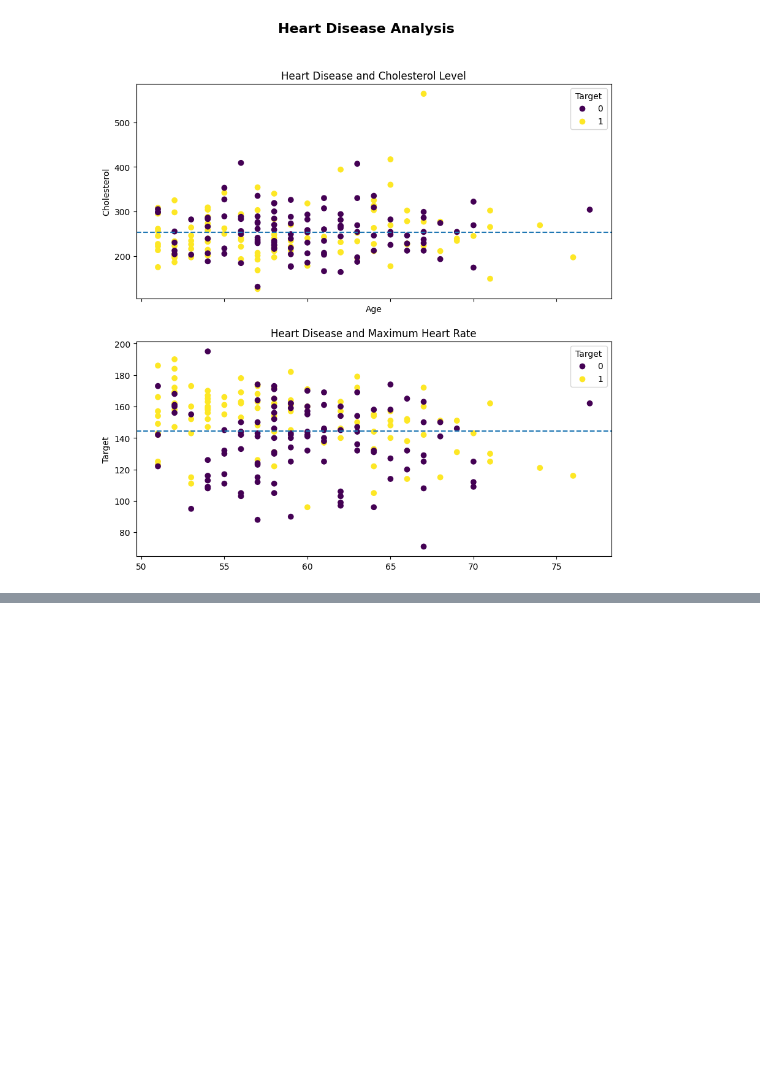
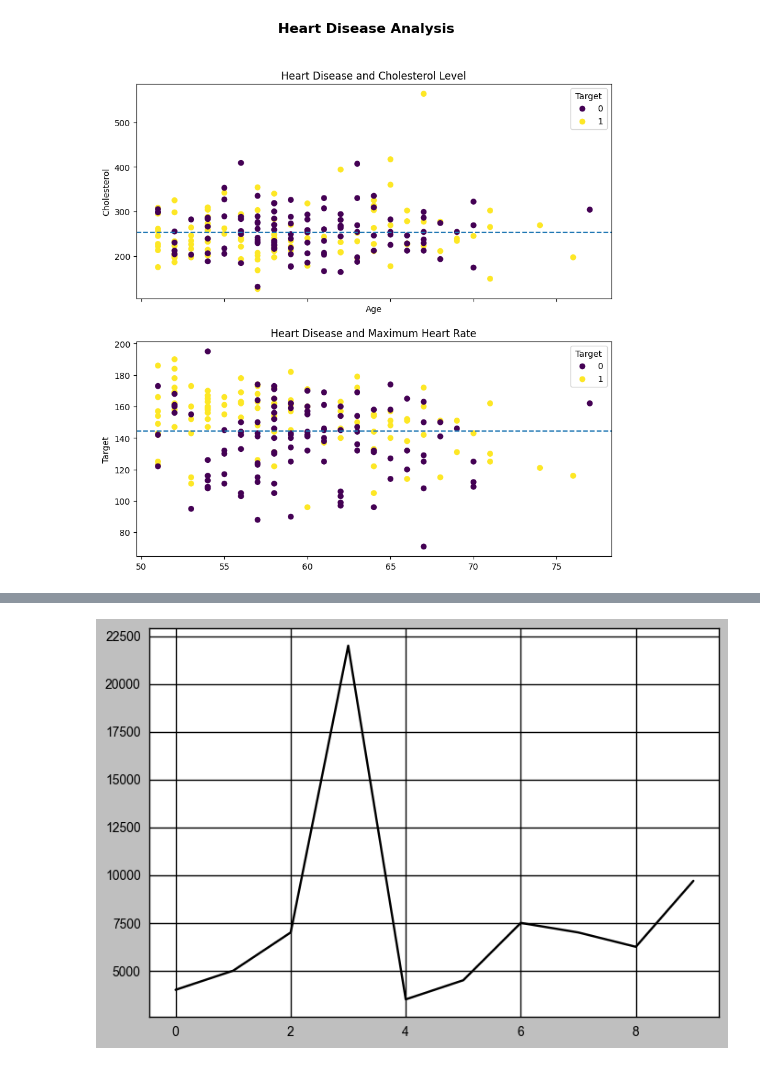
Before and after one commit to AleksandarBuk/Machine-Learning, a Jupyter notebook: PlotingData/DataPlot.ipynb, the cells around one changed output, grey strips where cells are left out. Cells and saved outputs as stored; diff of their text form; code cells hidden in the pictures; blank space fills up the shorter version.

```diff
--- a/PlotingData/DataPlot.ipynb
+++ b/PlotingData/DataPlot.ipynb
@@ -473,0 +506,6 @@ fig.suptitle("Heart Disease Analysis", fontsize=16, fontweight="bold");
+# %%
+plt.style.use('grayscale')
+# %%
+car_sales["Price"].plot();
+# %% [output]
+[figure, added]
```
Also changed, not shown: parts of 16 cells of this notebook, 1 other file.
